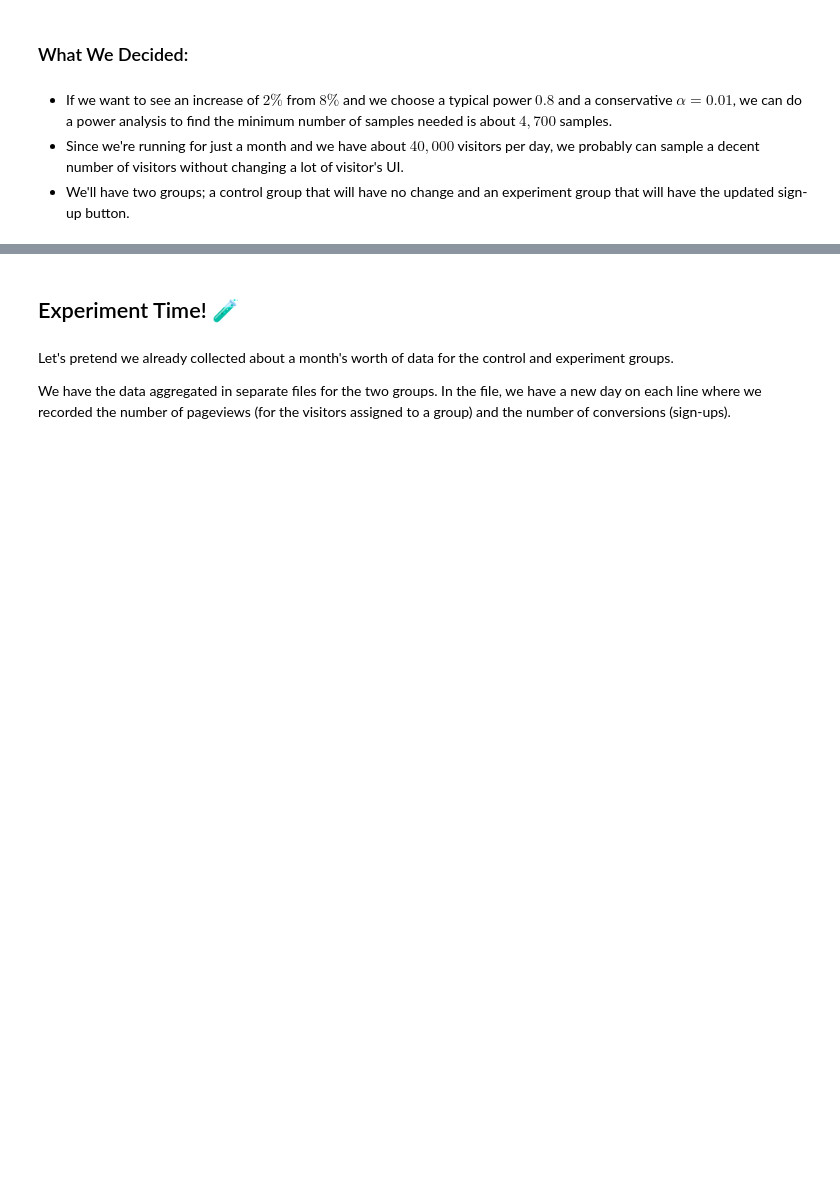
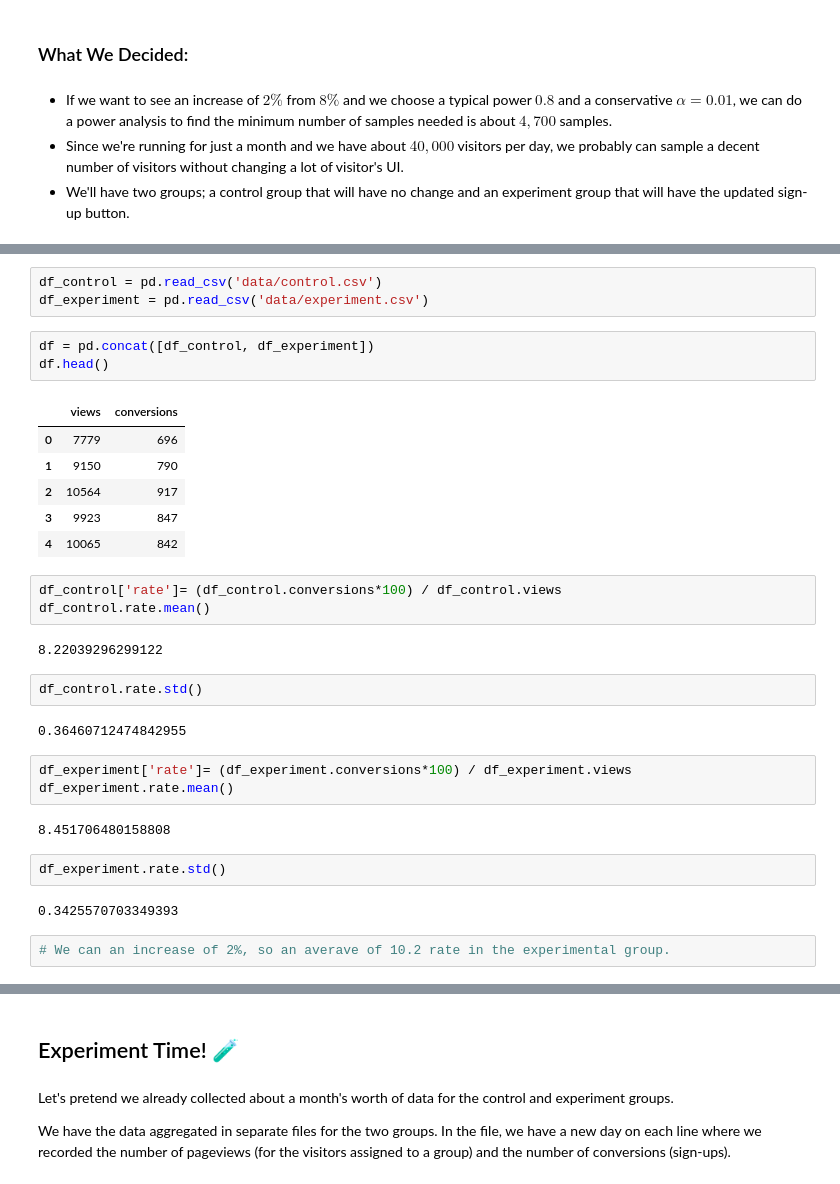
Before and after one commit to erdemiraysu/ds-ab_test_intro-nbz32, a Jupyter notebook: ab_testing_introduction.ipynb, the cells around one changed output, grey strips where cells are left out. Drawn from its saved outputs; the diff is of its cells as text; blank space fills up the shorter version.

```diff
--- a/ab_testing_introduction.ipynb
+++ b/ab_testing_introduction.ipynb
@@ -167,0 +176,33 @@ Obviously we won't be designing the experiment before the data are collected but
+# %%
+df_control = pd.read_csv('data/control.csv')
+df_experiment = pd.read_csv('data/experiment.csv')
+# %%
+df = pd.concat([df_control, df_experiment])
+df.head()
+# %% [output]
+|  | views | conversions |
+| 0 | 7779 | 696 |
+| 1 | 9150 | 790 |
+| 2 | 10564 | 917 |
+| 3 | 9923 | 847 |
+| 4 | 10065 | 842 |
+# %%
+df_control['rate']= (df_control.conversions*100) / df_control.views
+df_control.rate.mean()
+# %% [output]
+8.22039296299122
+# %%
+df_control.rate.std()
+# %% [output]
+0.36460712474842955
+# %%
+df_experiment['rate']= (df_experiment.conversions*100) / df_experiment.views
+df_experiment.rate.mean()
+# %% [output]
+8.451706480158808
+# %%
+df_experiment.rate.std()
+# %% [output]
+0.3425570703349393
+# %%
+# We can an increase of 2%, so an averave of 10.2 rate in the experimental group.
```
Also changed, not shown: parts of 14 cells of this notebook.
